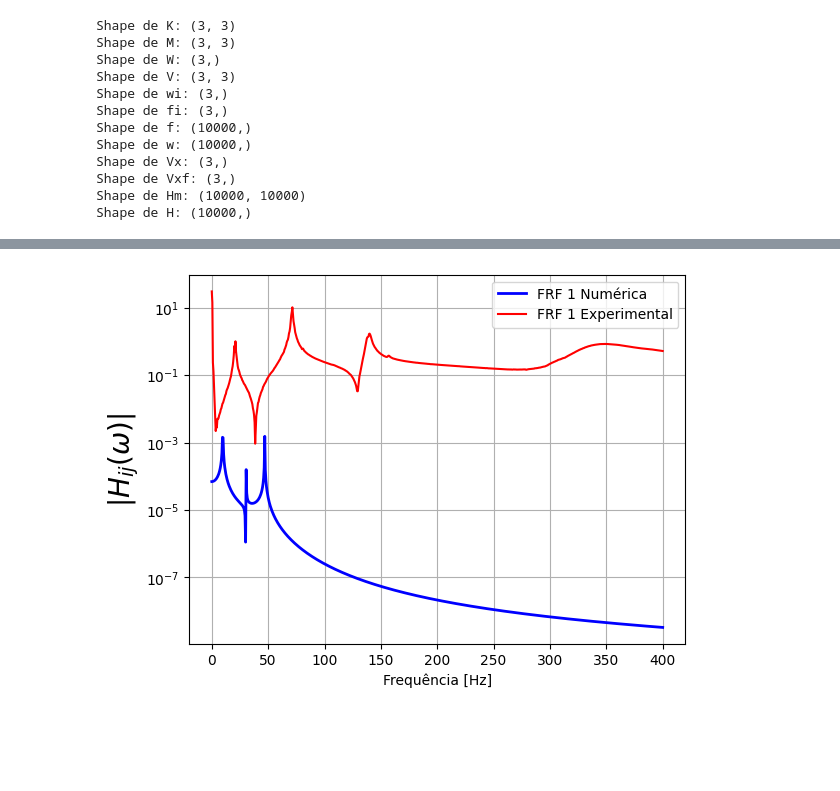
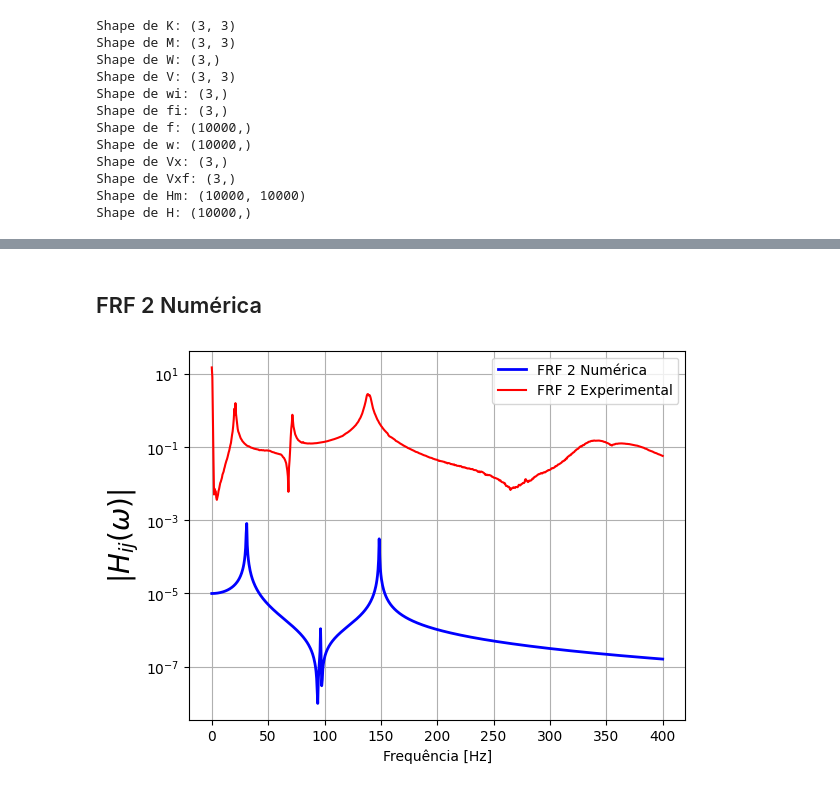
Before and after one commit to Daniel-Sottovia/Grupo-6, a Jupyter notebook: notebook.ipynb, the cells around one changed output, grey strips where cells are left out. Saved outputs shown, nothing was run; the diff lists cells and outputs as text; code cells hidden in the pictures; blank space fills up the shorter version.

Commit message:
Salvando antes da mudanças
Vamos fazer mudanças que podem comprometer o código, fazendo o commit para registrar.

```diff
--- a/notebook.ipynb
+++ b/notebook.ipynb
@@ -1005,7 +1005,7 @@ print("w_n =",w_n)
 
 k_viga_livre = np.array([0.0,0,0])
 for i in range(len(k_viga_livre)):                  #calculo da rigidez assossiada a uma viga em cada andar
-  k_viga_livre[i] = (3*E*I)/(L[i]**3)
+  k_viga_livre[i] = (30*E*I)/(L[i]**3)
 
 print("k_viga =",k_viga_livre)
 
@@ -1429,19 +1281,0 @@ for j in range(len(w)):
-# %%
-import numpy as np
-import matplotlib.pyplot as plt
-
-# Plotting absolute value of H
-plt.plot(freq, np.abs(H), 'b', linewidth=2, label='FRF 1 Numérica')
-
-frf_1_andar = np.abs(df['Signal 2 (Imag.)']) + np.abs(df['Signal 2 (Real)']) # Obtém-se o módulo da FRF
-
-plt.plot(freq, frf_1_andar, 'r', label='FRF 1 Experimental')
-
-plt.xlabel('Frequência [Hz]')
-plt.ylabel(r'$|H_{ij}(\omega)|$', fontsize=20)
-plt.grid()
-plt.yscale('log')
-plt.legend()
-plt.show()
-# %% [output]
-[figure, removed]
@@ -1459,0 +1282,56 @@ plt.show()
+# %% [markdown]
+## FRF 2 Numérica
+# %%
+import numpy as np
+from scipy.linalg import eig
+
+N = 3
+
+# Montando matrizes de massa e rigidez
+K = K_matriz
+
+M = M_matriz
+
+# Extração dos autovalores e autovetores
+W, V = eig(K, M)
+W = np.real(W)  # Para obter apenas os componentes reais dos autovalores
+
+# Freq. Naturais e
+wi = np.sqrt(W)
+fi = wi / (2 * np.pi)
+
+# Funcoes Resposta em Frequencia
+f = freq
+w = 2 * np.pi * f
+x = 1  # Considerando índices baseados em zero
+xf = 1  # Considerando índices baseados em zero
+
+# Funcoes Resposta em Frequencia - Com amortecimento
+qsi = 0.001
+Hm = np.zeros((len(w), N), dtype=complex)
+H = np.zeros(len(w), dtype=complex)
+
+for j in range(len(w)):
+    soma1 = 0
+    for k in range(N):
+        soma1 += V[x, k] * V[xf, k] / (wi[k]**2 - w[j]**2 + 1j * 2 * qsi * wi[k] * w[j])
+        Hm[j, k] = V[x, k] * V[xf, k] / (wi[k]**2 - w[j]**2 + 1j * 2 * qsi * wi[k] * w[j])
+    H[j] = soma1
+
+# Y = 1j * w * H
+
+# Plotting absolute value of H
+plt.plot(freq, np.abs(H), 'b', linewidth=2, label='FRF 2 Numérica')
+
+frf_2_andar = np.abs(df['Signal 3 (Imag.)']) + np.abs(df['Signal 3 (Real)']) # Obtém-se o módulo da FRF
+
+plt.plot(freq, frf_2_andar, 'r', label='FRF 2 Experimental')
+
+plt.xlabel('Frequência [Hz]')
+plt.ylabel(r'$|H_{ij}(\omega)|$', fontsize=20)
+plt.grid()
+plt.yscale('log')
+plt.legend()
+plt.show()
+# %% [output]
+[figure, added]
```
Also changed, not shown: parts of 34 cells of this notebook, 3 other files.
